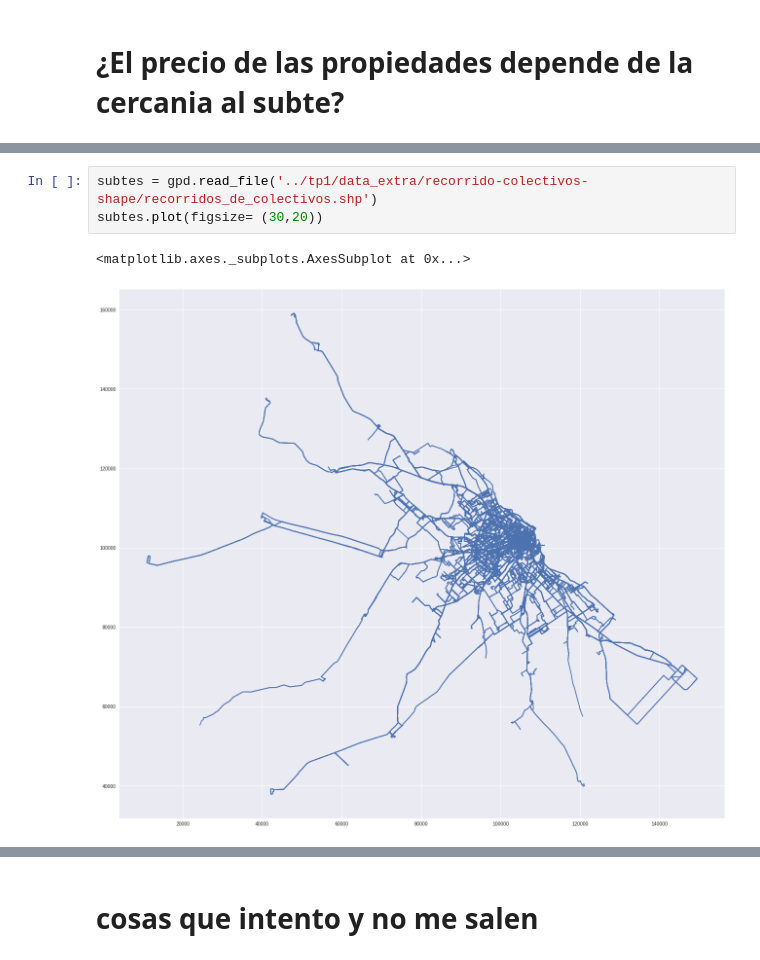
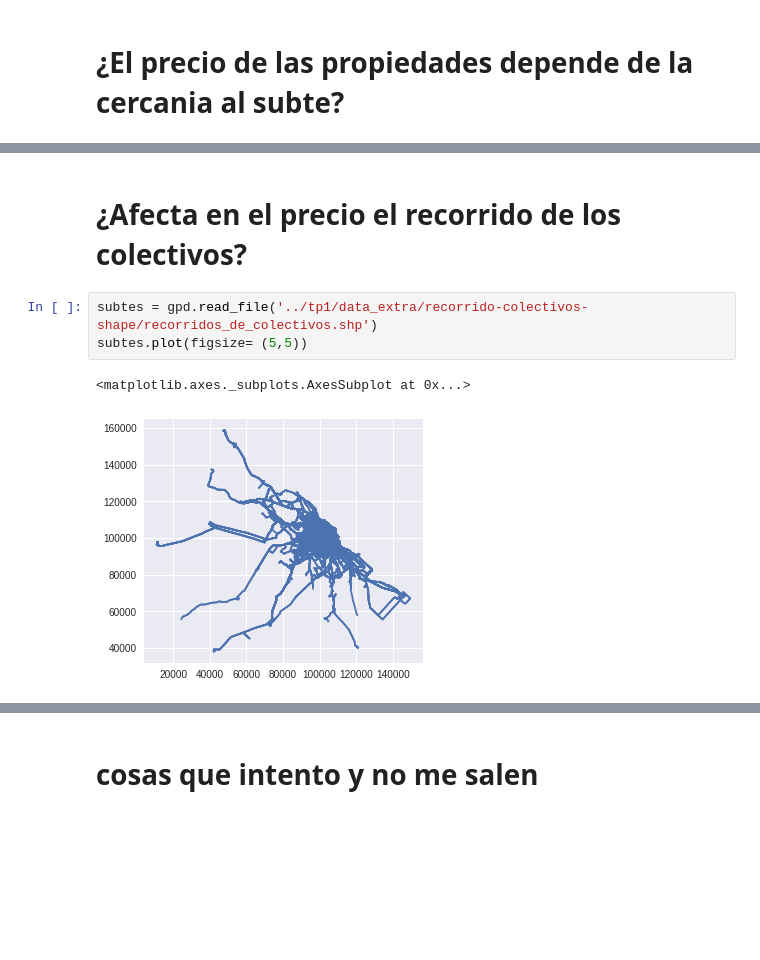
Before and after one commit to jazminferreiro-zz/orgaTP1, a Jupyter notebook: Analisis exploratorio Properati .ipynb, the cells around one changed output, grey strips where cells are left out. Saved outputs shown, nothing was run; the diff lists cells and outputs as text; blank space fills up the shorter version.

Commit message:
comienza lo de los subtes

```diff
--- a/Analisis exploratorio Properati .ipynb
+++ b/Analisis exploratorio Properati .ipynb
@@ -451,6 +517,8 @@ geo_properati = GeoDataFrame(properati_shape, crs=crs, geometry=geometry)
+# %% [markdown]
+# ¿Afecta en el precio el recorrido de los colectivos?
 # %%
 subtes = gpd.read_file('../tp1/data_extra/recorrido-colectivos-shape/recorridos_de_colectivos.shp')
-subtes.plot(figsize= (30,20))
+subtes.plot(figsize= (5,5))
 # %% [output]
 <matplotlib.axes._subplots.AxesSubplot at 0x...>
-[figure, old version]
+[figure, new version]
```
Also changed, not shown: parts of 18 cells of this notebook.
